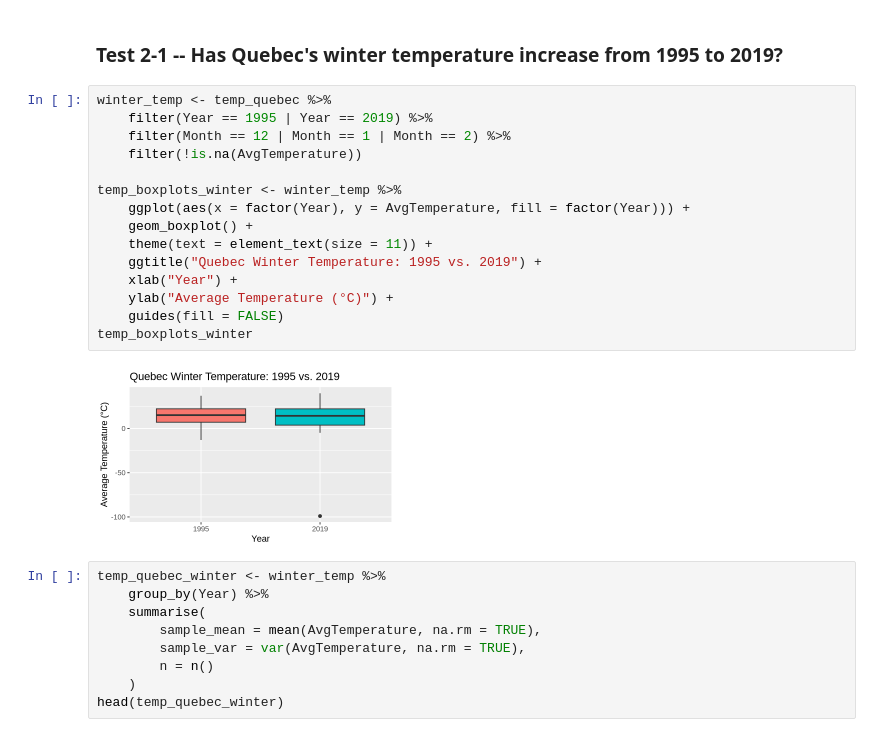
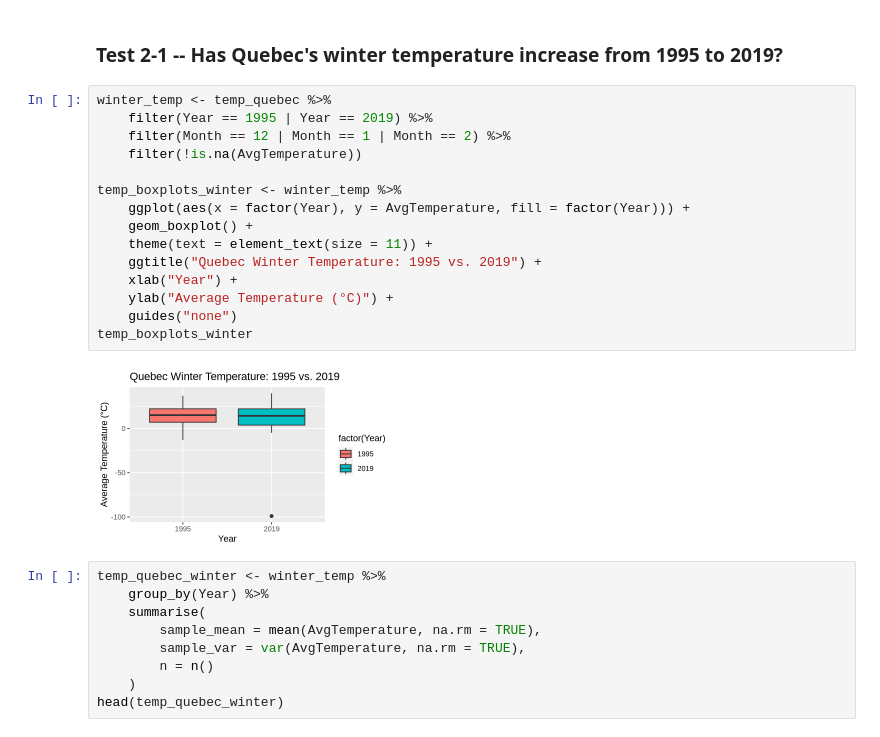
Before and after one commit to abnerbal/Canada_Temp_Hypothesis_Test, a Jupyter notebook: FinalReport.ipynb, the cells around one changed output. Cells and saved outputs as stored; diff of their text form.

```diff
--- a/FinalReport.ipynb
+++ b/FinalReport.ipynb
@@ -360,20 +371,20 @@ Since the result we got from `Hypothesis Test` failed to reject the null hypothe
 # %%
 winter_temp <- temp_quebec %>%
     filter(Year == 1995 | Year == 2019) %>%
     filter(Month == 12 | Month == 1 | Month == 2) %>%
     filter(!is.na(AvgTemperature))
 
 temp_boxplots_winter <- winter_temp %>%
     ggplot(aes(x = factor(Year), y = AvgTemperature, fill = factor(Year))) +
     geom_boxplot() +
     theme(text = element_text(size = 11)) +
     ggtitle("Quebec Winter Temperature: 1995 vs. 2019") +
     xlab("Year") +
     ylab("Average Temperature (°C)") +
-    guides(fill = FALSE)
+    guides("none")
 temp_boxplots_winter
 # %% [output]
-[figure, old version]
+[figure, new version]
 # %%
 temp_quebec_winter <- winter_temp %>%
     group_by(Year) %>%
```
Also changed, not shown: parts of 6 cells of this notebook.
